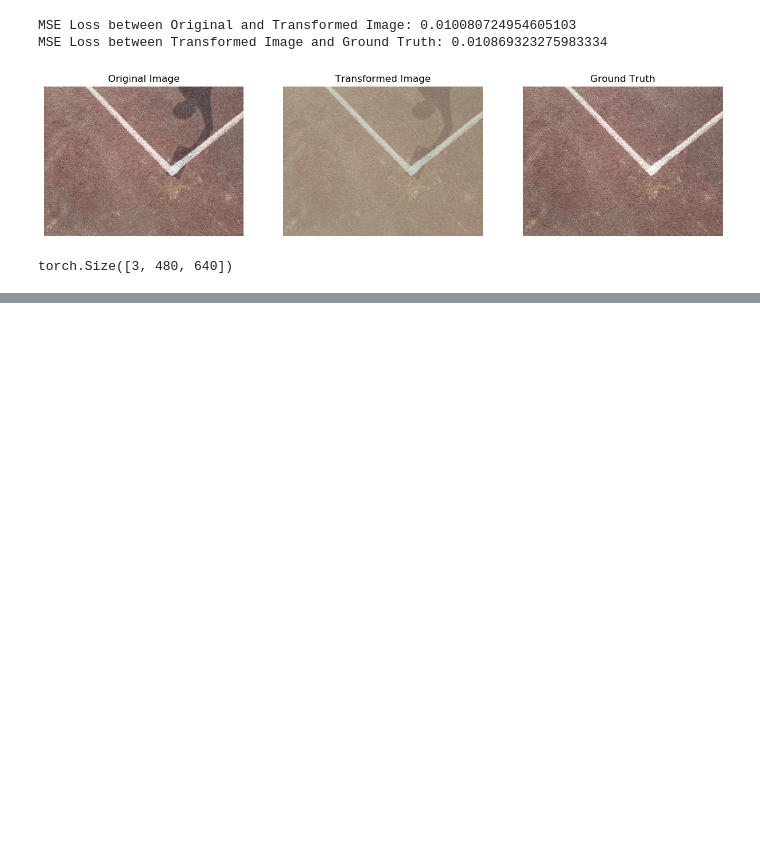
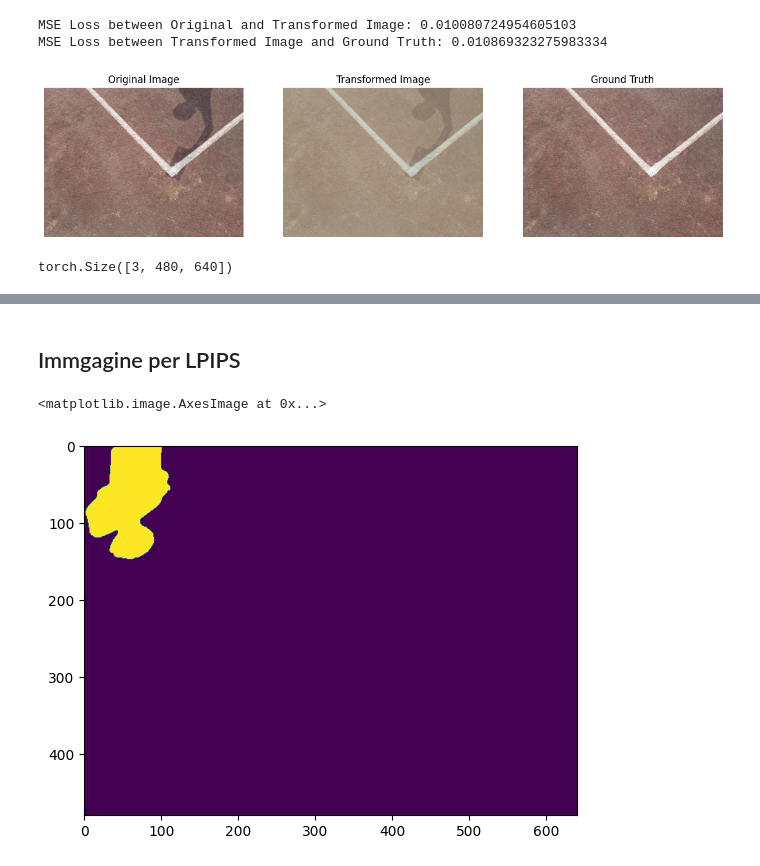
Before and after one commit to VHaardt/GL-OBI_Shadow-Removal, a Jupyter notebook: test_scripts/provvisorio.ipynb, the cells around one changed output, grey strips where cells are left out. Drawn from its saved outputs; the diff is of its cells as text; code cells hidden in the pictures; blank space fills up the shorter version.

```diff
--- a/test_scripts/provvisorio.ipynb
+++ b/test_scripts/provvisorio.ipynb
@@ -0,0 +1,10 @@
+# %%
+import cv2
+import numpy as np
+def read_image(image_path, grayscale=False):
+    img = cv2.imread(image_path, cv2.IMREAD_UNCHANGED)
+
+    if not grayscale:
+        img = cv2.cvtColor(img, cv2.COLOR_BGR2RGB)
+    img = img.astype(np.float32) / 255.0
+    return img
@@ -144,0 +269,2 @@ torch.Size([3, 480, 640])
+# %% [markdown]
+## Immgagine per LPIPS
@@ -144,0 +283,16 @@ torch.Size([3, 480, 640])
+# %%
+s = "123-1.png"
+# %%
+path = os.path.join('/home/vhaardt/Desktop/ShadowRemoval/data/ISTD_Dataset/test/test_A', s)#, shadow_images[index])
+mask = os.path.join('/home/vhaardt/Desktop/ShadowRemoval/data/ISTD_Dataset/test/test_B', s)#, shadow_images[index])
+path_gt = os.path.join('/home/vhaardt/Desktop/ShadowRemoval/data/ISTD_Dataset/test/test_C', s)#, shadow_images[index])
+
+# Read the original image and ground truth
+img_original = read_image(path)
+img_mask = read_image(mask)[:,:,1]
+gt_original = read_image(path_gt)
+# %%
+plt.imshow(img_mask)
+# %% [output]
+<matplotlib.image.AxesImage at 0x...>
+[figure, added]
```
Also changed, not shown: parts of 28 cells of this notebook, 13 other files.
